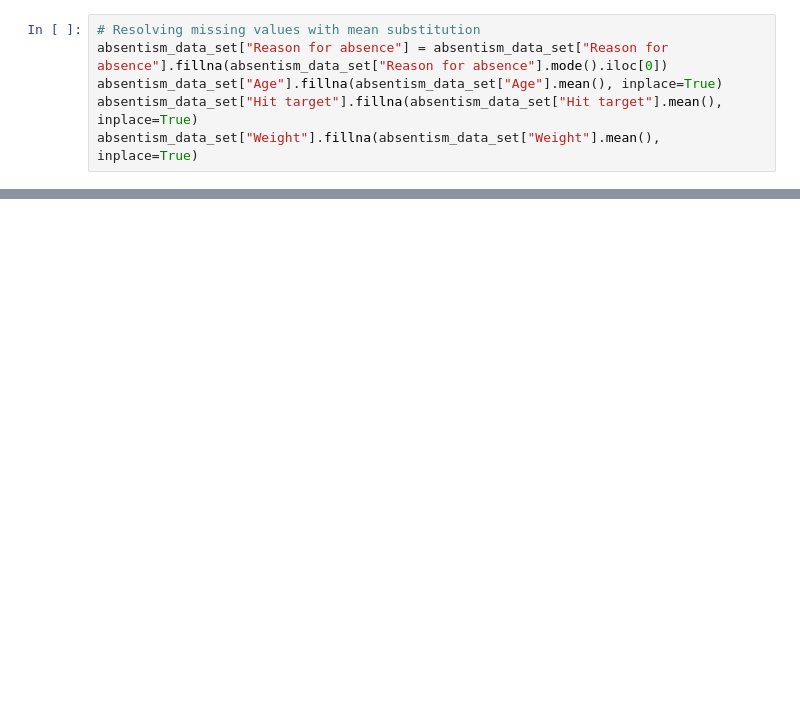
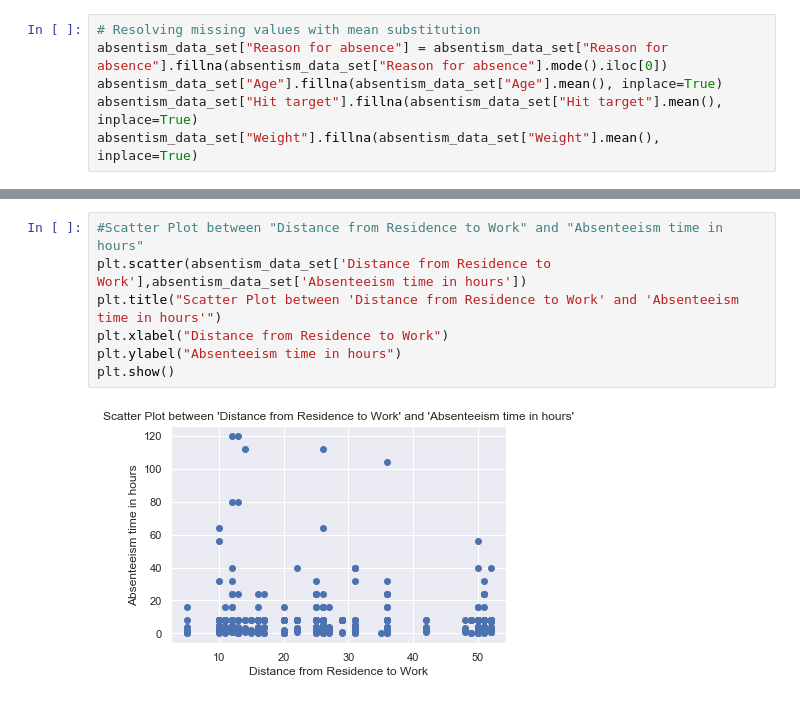
Before and after one commit to KDas6/ANLY-530-90--O-2020---Machine-Learning-1---Project---Absenteeism_at_work, a Jupyter notebook: ANLY 530-90- O-2020 - Machine Learning 1 - Project - Absenteeism_at_work.ipynb, the cells around one changed output, grey strips where cells are left out. Cells and saved outputs as stored; diff of their text form; blank space fills up the shorter version.

```diff
--- a/ANLY 530-90- O-2020 - Machine Learning 1 - Project - Absenteeism_at_work.ipynb
+++ b/ANLY 530-90- O-2020 - Machine Learning 1 - Project - Absenteeism_at_work.ipynb
@@ -209,0 +212,9 @@ correlation_set
+# %%
+#Scatter Plot between "Distance from Residence to Work" and "Absenteeism time in hours"
+plt.scatter(absentism_data_set['Distance from Residence to Work'],absentism_data_set['Absenteeism time in hours'])
+plt.title("Scatter Plot between 'Distance from Residence to Work' and 'Absenteeism time in hours'")
+plt.xlabel("Distance from Residence to Work")
+plt.ylabel("Absenteeism time in hours")
+plt.show()
+# %% [output]
+[figure, added]
```
Also changed, not shown: parts of 19 cells of this notebook.
